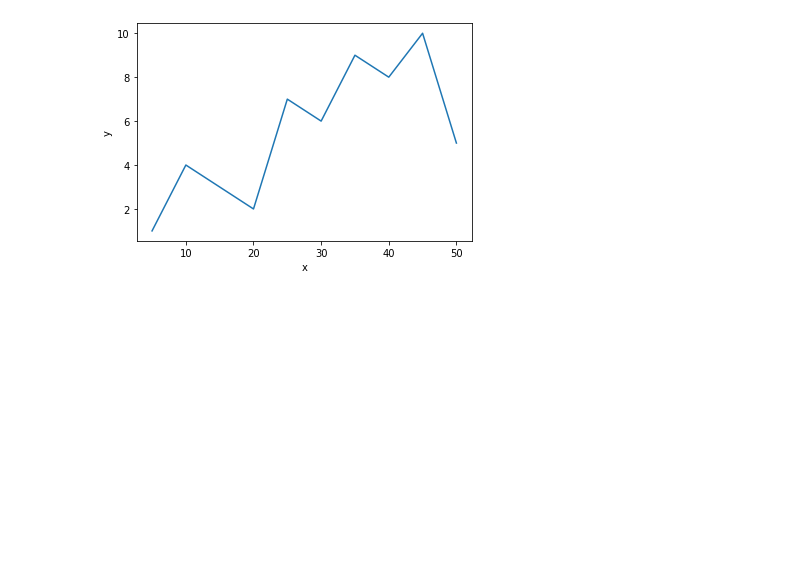
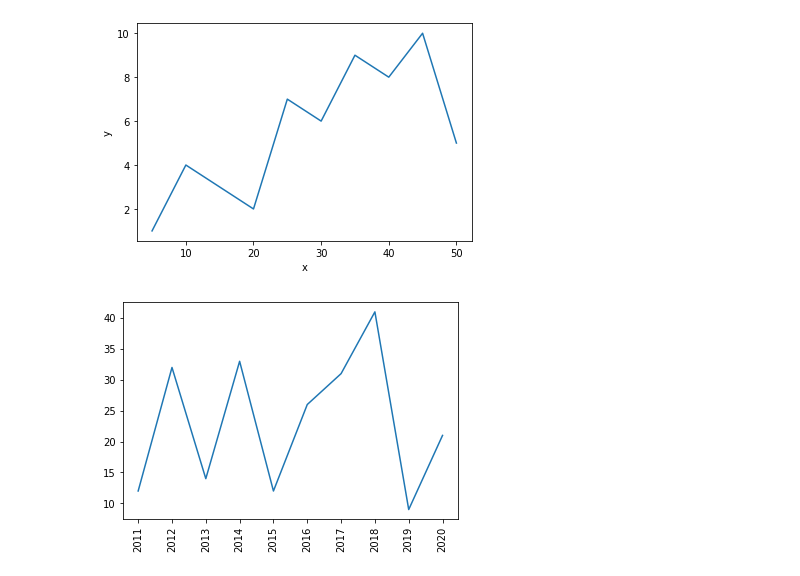
Before and after one commit to FaizanMohammed326/Python_Training, a Jupyter notebook: Session-13/matplotlib.ipynb, the cells around one changed output. Saved outputs shown, nothing was run; the diff lists cells and outputs as text; code cells hidden in the pictures; blank space fills up the shorter version.

```diff
--- a/Session-13/matplotlib.ipynb
+++ b/Session-13/matplotlib.ipynb
@@ -225,3 +225,22 @@ plt.ylabel('y')
 plt.show()
 # %% [output]
 [figure]
+# %%
+"""
+xticks is used to set the current tick locations and labels of the x-axis.
+similarly yticks is for y axis
+parameters:
+    ticks: This parameter is the list of xtick locations. and an optional parameter.
+If an empty list is passed as an argument then it will removes all xticks
+    labels: This parameter contains labels to place at the given ticks locations. And it is an optional parameter.
+    **kwargs: This parameter is Text properties that is used to control the appearance of the labels.
+"""
+x = [x for x in range(1,11)]
+y = [12,32,14,33,12,26,31,41,9,21]
+
+labels = [2011,2012,2013,2014,2015,2016,2017,2018,2019,2020]
+plt.plot(x, y)
+plt.xticks(x, labels, rotation ='vertical')
+plt.show()
+# %% [output]
+[figure, added]
```
Also changed, not shown: 3 other files.
